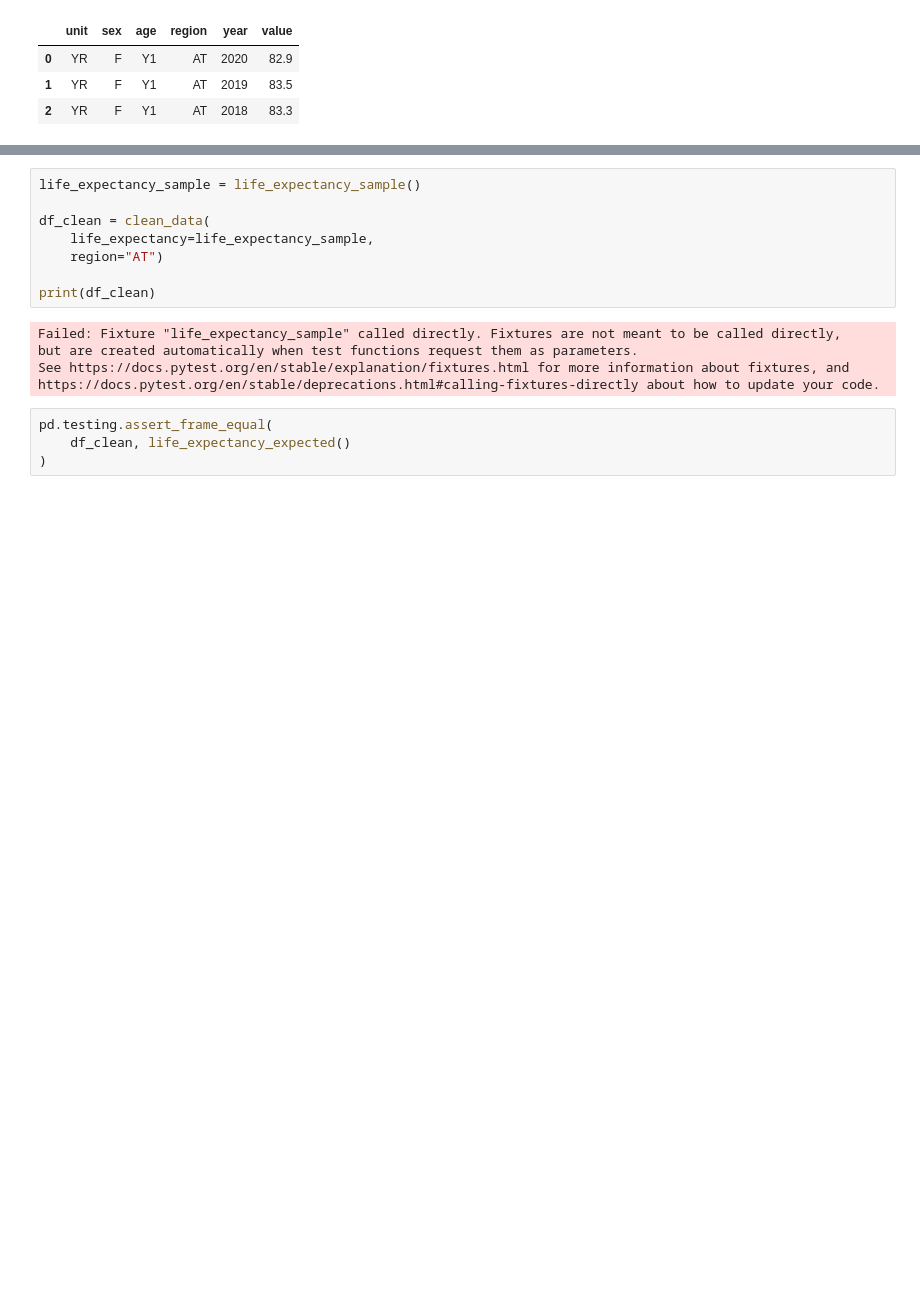
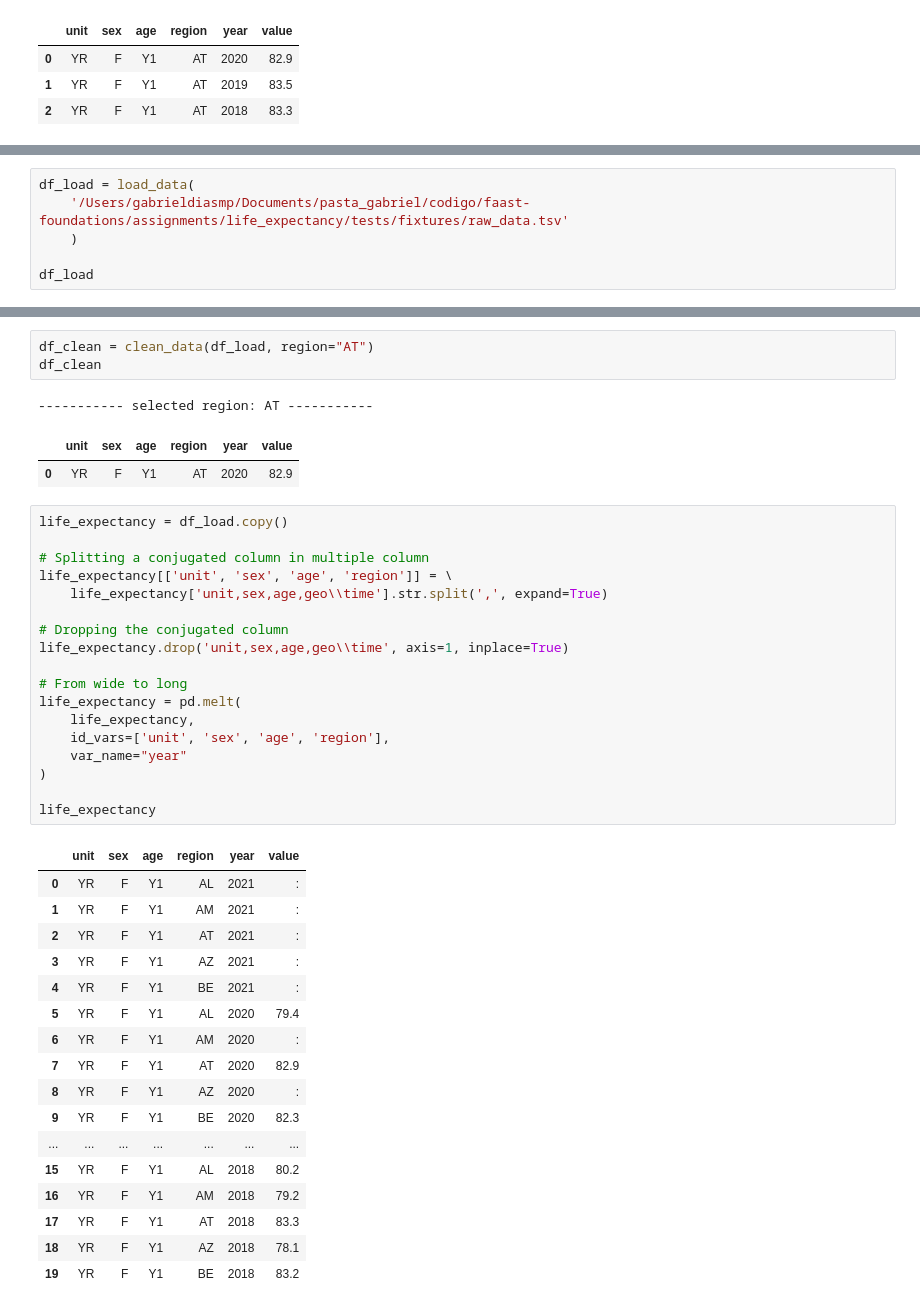
Before and after one commit to gabrieldiasmp/faast-foundations, a Jupyter notebook: assignments/sandbox.ipynb, the cells around one changed output, grey strips where cells are left out. Cells and saved outputs as stored; diff of their text form; blank space fills up the shorter version.

```diff
--- a/assignments/sandbox.ipynb
+++ b/assignments/sandbox.ipynb
@@ -309,0 +289,6 @@ pd.testing.assert_frame_equal(
+# %%
+df_load = load_data(
+    '/Users/gabrieldiasmp/Documents/pasta_gabriel/codigo/faast-foundations/assignments/life_expectancy/tests/fixtures/raw_data.tsv'
+    )
+
+df_load
@@ -310,17 +302,43 @@ pd.testing.assert_frame_equal(
 # %%
-life_expectancy_sample = life_expectancy_sample()
-
-df_clean = clean_data(
-    life_expectancy=life_expectancy_sample,
-    region="AT")
-
-print(df_clean)
+df_clean = clean_data(df_load, region="AT")
+df_clean
 # %% [output]
-Failed: Fixture "life_expectancy_sample" called directly. Fixtures are not meant to be called directly,
-but are created automatically when test functions request them as parameters.
-See https://docs.pytest.org/en/stable/explanation/fixtures.html for more information about fixtures, and
-https://docs.pytest.org/en/stable/deprecations.html#calling-fixtures-directly about how to update your code.
+----------- selected region: AT -----------
+|  | unit | sex | age | region | year | value |
+| 0 | YR | F | Y1 | AT | 2020 | 82.9 |
-# %%
-pd.testing.assert_frame_equal(
-    df_clean, life_expectancy_expected()
-)
+# %%
+life_expectancy = df_load.copy()
+
+# Splitting a conjugated column in multiple column
+life_expectancy[['unit', 'sex', 'age', 'region']] = \
+    life_expectancy['unit,sex,age,geo\\time'].str.split(',', expand=True)
+
+# Dropping the conjugated column
+life_expectancy.drop('unit,sex,age,geo\\time', axis=1, inplace=True)
+
+# From wide to long
+life_expectancy = pd.melt(
+    life_expectancy,
+    id_vars=['unit', 'sex', 'age', 'region'],
+    var_name="year"
+)
+
+life_expectancy
+# %% [output]
+|  | unit | sex | age | region | year | value |
+| 0 | YR | F | Y1 | AL | 2021 | : |
+| 1 | YR | F | Y1 | AM | 2021 | : |
+| 2 | YR | F | Y1 | AT | 2021 | : |
+| 3 | YR | F | Y1 | AZ | 2021 | : |
+| 4 | YR | F | Y1 | BE | 2021 | : |
+| 5 | YR | F | Y1 | AL | 2020 | 79.4 |
+| 6 | YR | F | Y1 | AM | 2020 | : |
+| 7 | YR | F | Y1 | AT | 2020 | 82.9 |
+| 8 | YR | F | Y1 | AZ | 2020 | : |
+| 9 | YR | F | Y1 | BE | 2020 | 82.3 |
+| ... | ... | ... | ... | ... | ... | ... |
+| 15 | YR | F | Y1 | AL | 2018 | 80.2 |
+| 16 | YR | F | Y1 | AM | 2018 | 79.2 |
+| 17 | YR | F | Y1 | AT | 2018 | 83.3 |
+| 18 | YR | F | Y1 | AZ | 2018 | 78.1 |
+| 19 | YR | F | Y1 | BE | 2018 | 83.2 |
```
Also changed, not shown: parts of 17 cells of this notebook, 5 other files.
